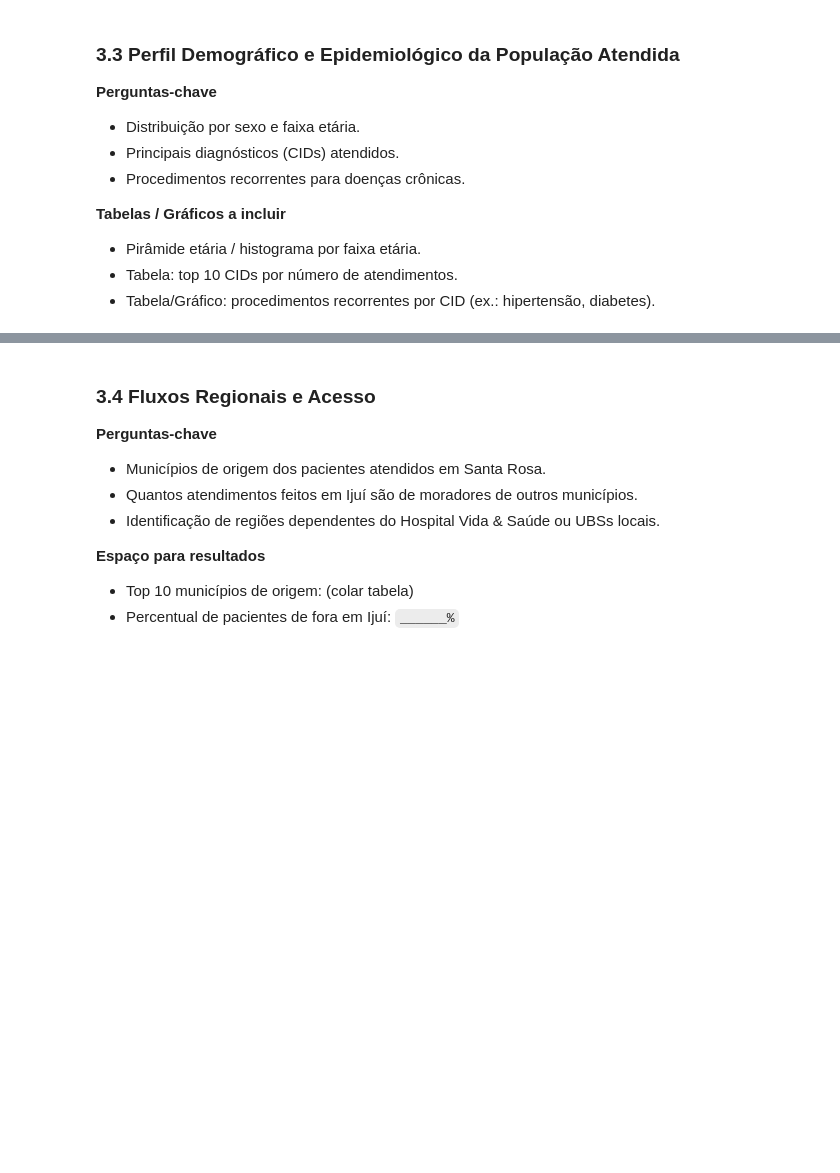
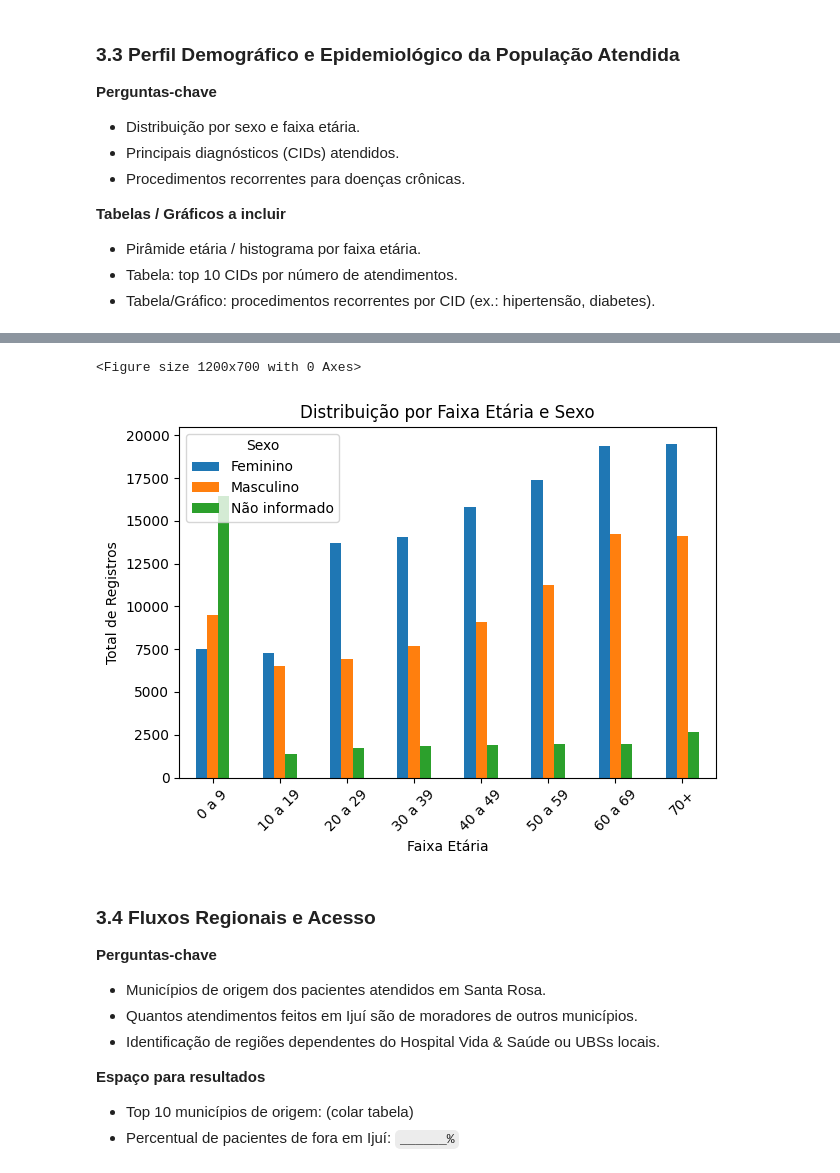
Before and after one commit to piril4mp0/python-pandas-datasus, a Jupyter notebook: notebook.ipynb, the cells around one changed output, grey strips where cells are left out. Cells and saved outputs as stored; diff of their text form; code cells hidden in the pictures; blank space fills up the shorter version.

```diff
--- a/notebook.ipynb
+++ b/notebook.ipynb
@@ -475,3 +368,61 @@ InterfaceError: 2003: Can't connect to MySQL server on '192.168.196.63:3306' (Er
+# %%
+import pandas as pd
+import matplotlib.pyplot as plt
+import mysql.connector
+
+connection = mysql.connector.connect(
+    host='localhost',
+    user='root',
+    password='ABC!abc123',
+    database='projeto1'
+)
+
+QUERY = """
+SELECT
+    CASE
+        WHEN PA_SEXO = 'M' THEN 'Masculino'
+        WHEN PA_SEXO = 'F' THEN 'Feminino'
+        ELSE 'Não informado'
+    END AS Sexo,
+    CASE
+        WHEN CAST(PA_IDADE AS UNSIGNED) BETWEEN 0 AND 9 THEN '0 a 9'
+        WHEN CAST(PA_IDADE AS UNSIGNED) BETWEEN 10 AND 19 THEN '10 a 19'
+        WHEN CAST(PA_IDADE AS UNSIGNED) BETWEEN 20 AND 29 THEN '20 a 29'
+        WHEN CAST(PA_IDADE AS UNSIGNED) BETWEEN 30 AND 39 THEN '30 a 39'
+        WHEN CAST(PA_IDADE AS UNSIGNED) BETWEEN 40 AND 49 THEN '40 a 49'
+        WHEN CAST(PA_IDADE AS UNSIGNED) BETWEEN 50 AND 59 THEN '50 a 59'
+        WHEN CAST(PA_IDADE AS UNSIGNED) BETWEEN 60 AND 69 THEN '60 a 69'
+        WHEN CAST(PA_IDADE AS UNSIGNED) >= 70 THEN '70+'
+        ELSE 'Idade inválida ou nula'
+    END AS Faixa_Etaria,
+    COUNT(*) AS Total,
+    ROUND(
+        COUNT(*) * 100.0 / (SELECT COUNT(*) FROM pars WHERE PA_SEXO IS NOT NULL),
+        2
+    ) AS Percentual
+FROM pars
+WHERE PA_IDADE IS NOT NULL
+GROUP BY Sexo, Faixa_Etaria
+ORDER BY Sexo, MIN(CAST(PA_IDADE AS UNSIGNED));
+
+"""
+
+df = pd.read_sql(QUERY, connection)
+
+# Organiza os dados para o gráfico
+pivot = df.pivot(index='Faixa_Etaria', columns='Sexo', values='Total').fillna(0)
+
+plt.figure(figsize=(12,7))
+pivot.plot(kind='bar')
+plt.title('Distribuição por Faixa Etária e Sexo')
+plt.xlabel('Faixa Etária')
+plt.ylabel('Total de Registros')
+plt.xticks(rotation=45)
+plt.tight_layout()
+plt.show()
+# %% [output]
+<Figure size 1200x700 with 0 Axes>
+[figure, added]
 # %% [markdown]
 
 <a id="fluxos"></a>
```
Also changed, not shown: parts of 6 cells of this notebook.
